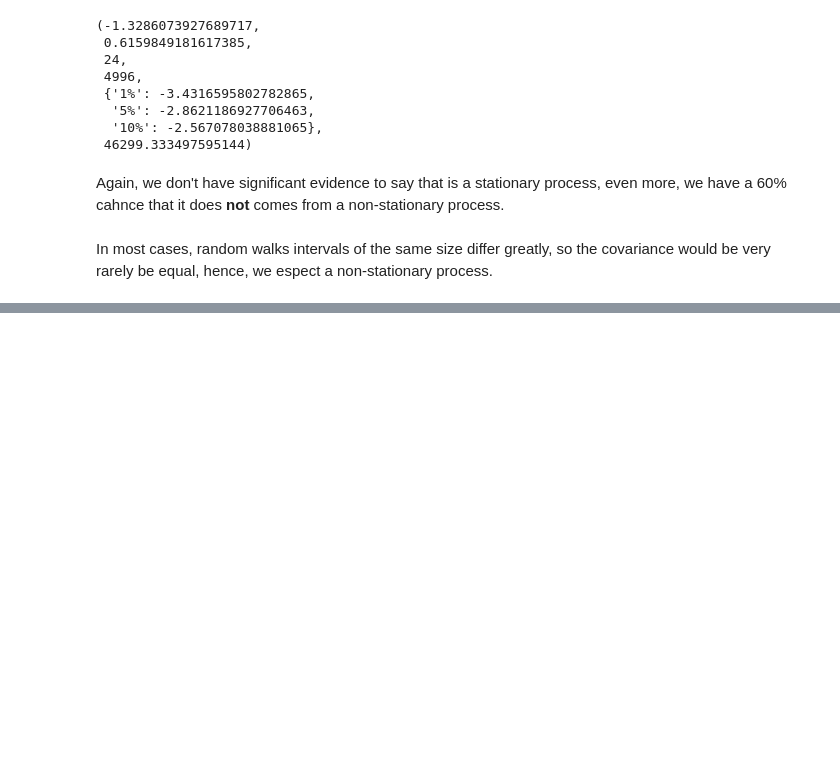
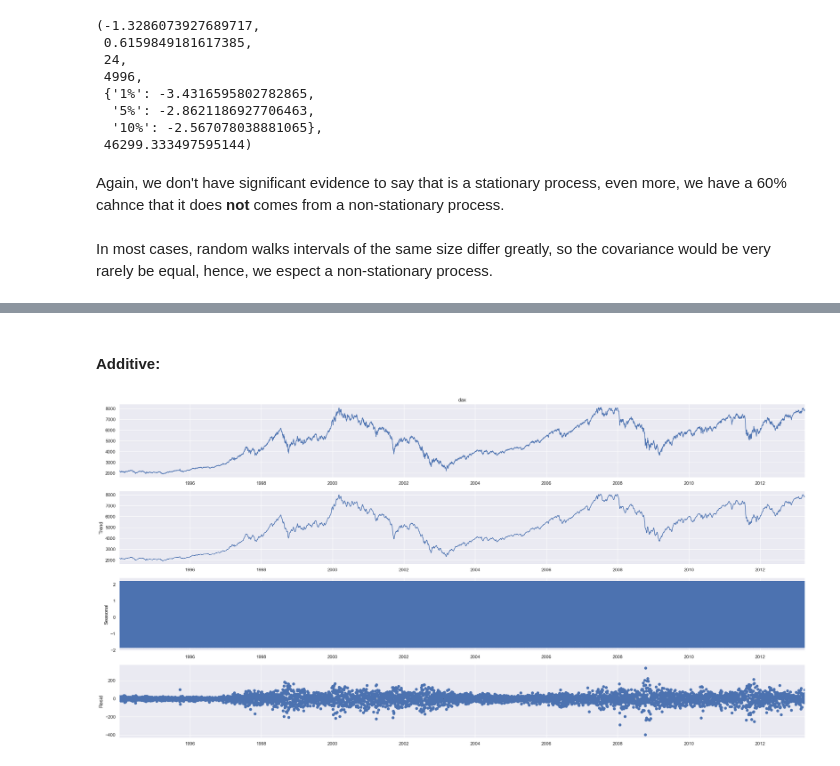
Before and after one commit to neto-riga/DataScience, a Jupyter notebook: analysis/365_analysis/TimeSeries/3_white_noise.ipynb, the cells around one changed output, grey strips where cells are left out. Cells and saved outputs as stored; diff of their text form; code cells hidden in the pictures; blank space fills up the shorter version.

Commit message:
wn, rw, DF-test, autocorrelation, Seasonality

```diff
--- a/analysis/365_analysis/TimeSeries/3_white_noise.ipynb
+++ b/analysis/365_analysis/TimeSeries/3_white_noise.ipynb
@@ -247,0 +260,11 @@ In most cases, random walks intervals of the same size differ greatly, so the co
+# %% [markdown]
+#### Additive:
+# %%
+# Seasonal decompose on statsmodel model.
+import matplotlib as mpl
+additive = seasonal_decompose(df_train['dax'], model='additive')
+with mpl.rc_context():
+  mpl.rc('figure', figsize=(24,12))
+  additive.plot()
+# %% [output]
+[figure, added]
```
Also changed, not shown: parts of 12 cells of this notebook.
